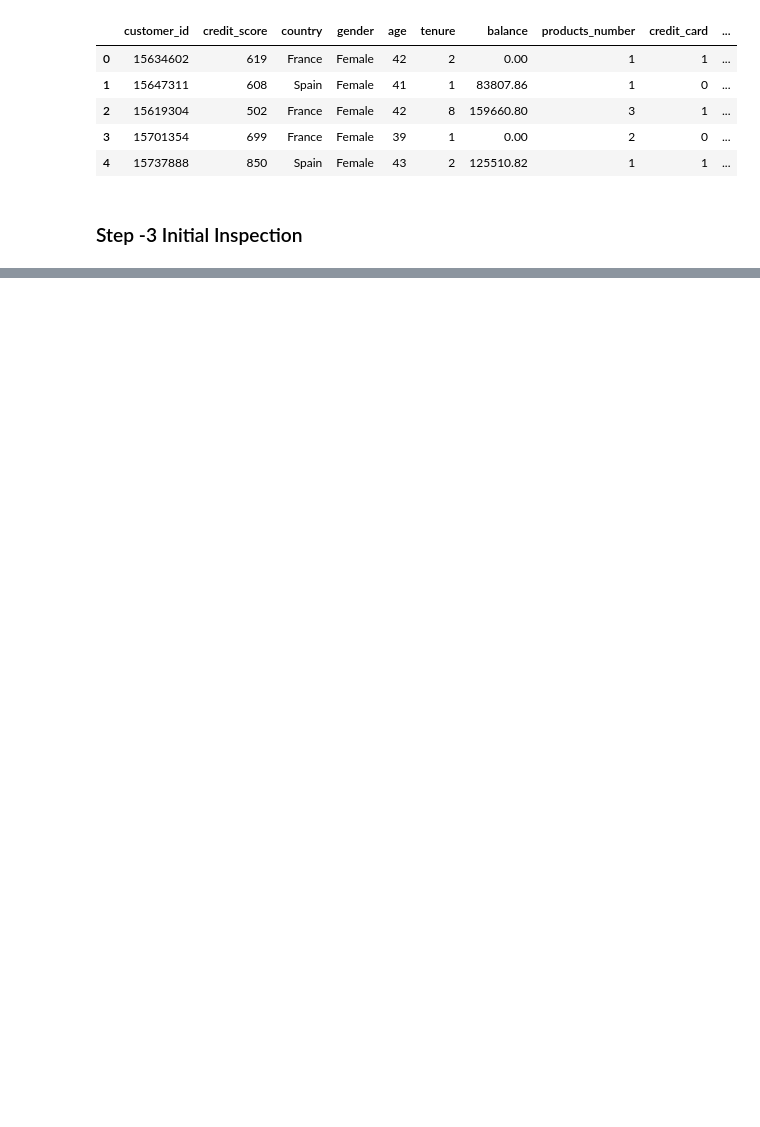
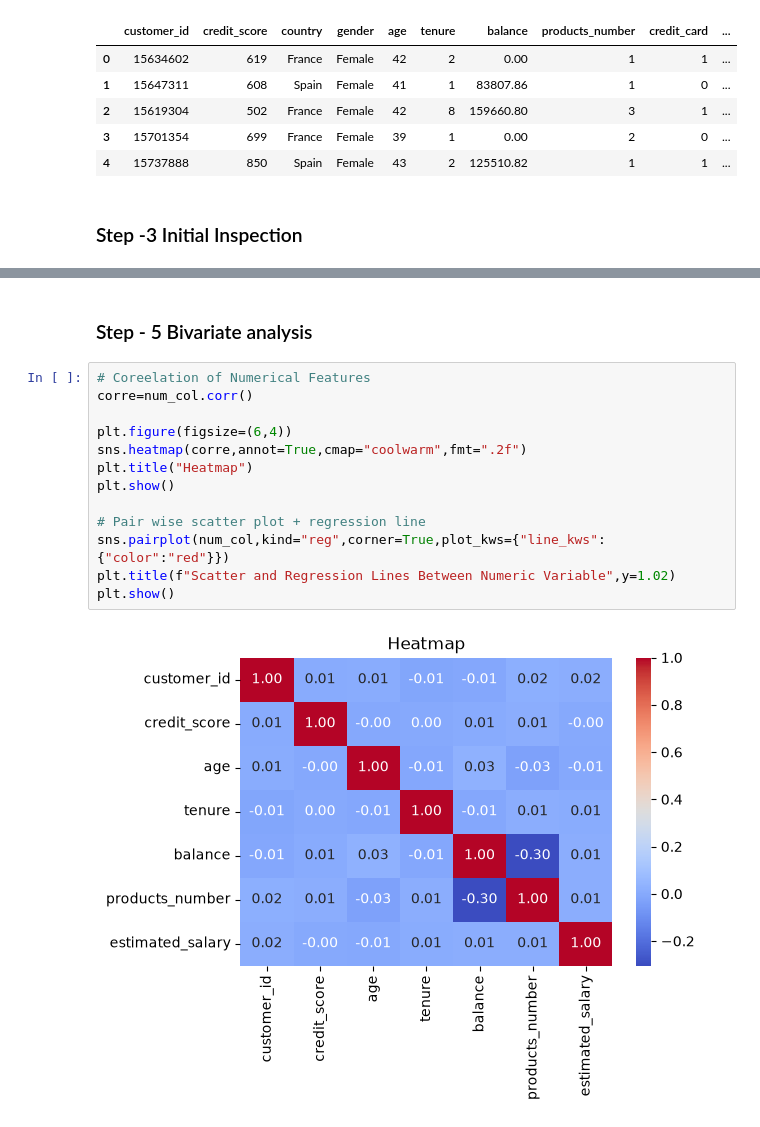
Before and after one commit to virendraksp47/customer-churn-predictor, a Jupyter notebook: notebooks/project.ipynb, the cells around one changed output, grey strips where cells are left out. Saved outputs shown, nothing was run; the diff lists cells and outputs as text; blank space fills up the shorter version.

```diff
--- a/notebooks/project.ipynb
+++ b/notebooks/project.ipynb
@@ -27,0 +145,17 @@ SHape : (10000, 12)
+# %% [markdown]
+### Step - 5 Bivariate analysis
+# %%
+# Coreelation of Numerical Features
+corre=num_col.corr()
+
+plt.figure(figsize=(6,4))
+sns.heatmap(corre,annot=True,cmap="coolwarm",fmt=".2f")
+plt.title("Heatmap")
+plt.show()
+
+# Pair wise scatter plot + regression line
+sns.pairplot(num_col,kind="reg",corner=True,plot_kws={"line_kws":{"color":"red"}})
+plt.title(f"Scatter and Regression Lines Between Numeric Variable",y=1.02)
+plt.show()
+# %% [output]
+[figure, added]
```
Also changed, not shown: parts of 8 cells of this notebook.
